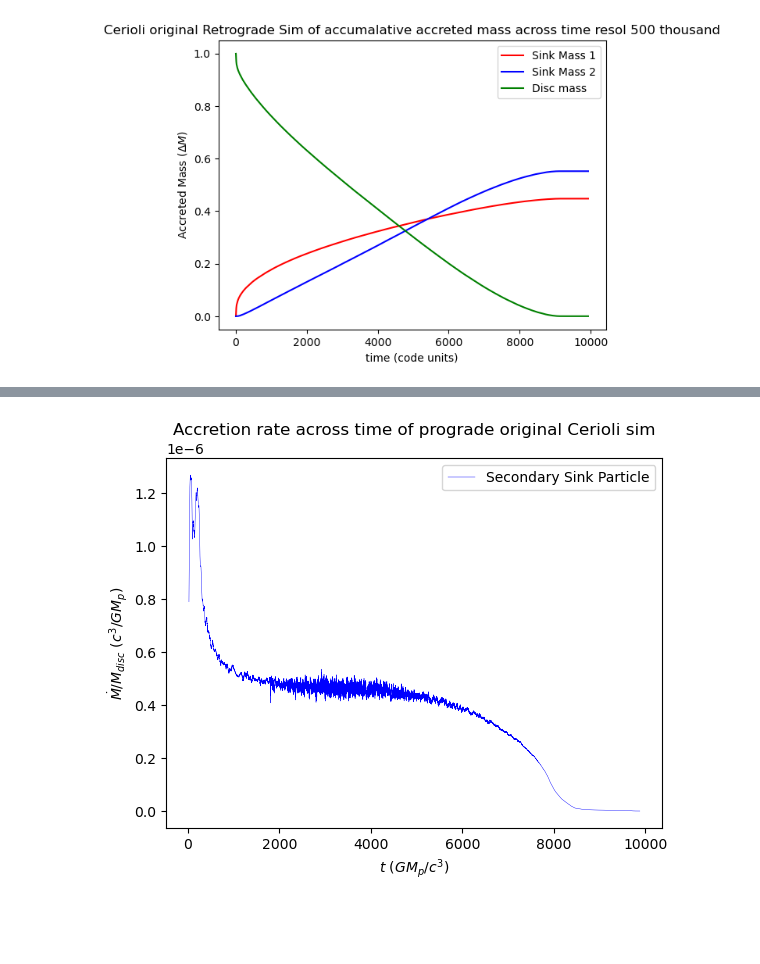
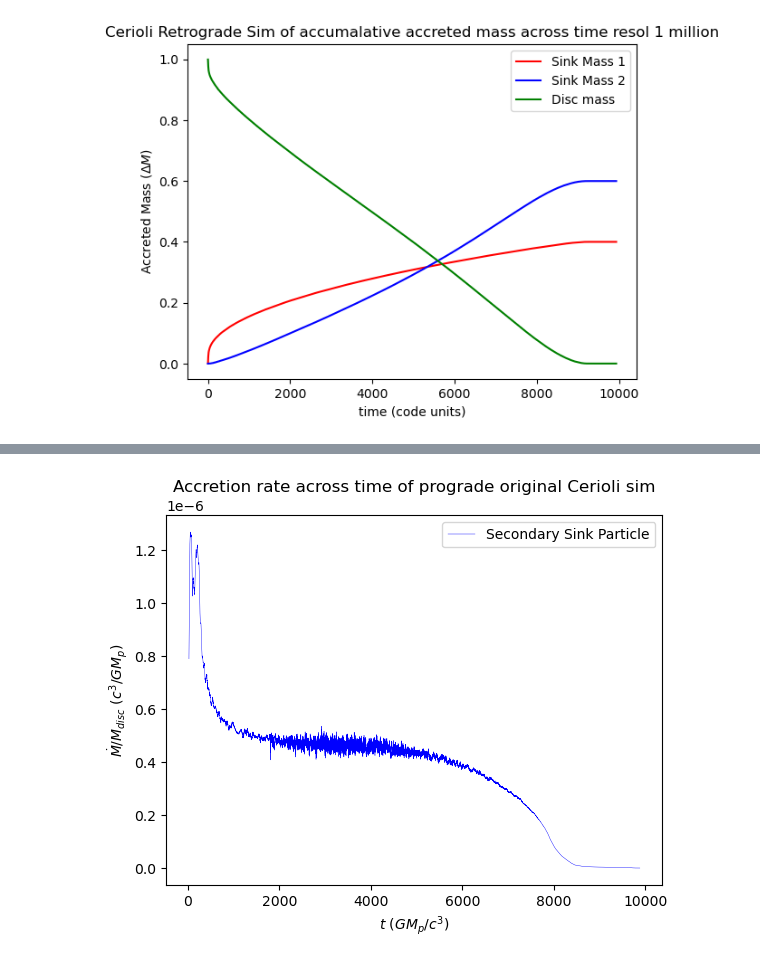
Before and after one commit to tomshilling04/physics_repo, a Jupyter notebook: Accretion_rate.ipynb, the cells around one changed output, grey strips where cells are left out. Drawn from its saved outputs; the diff is of its cells as text; code cells hidden in the pictures; blank space fills up the shorter version.

Commit message:
fix: more number steps considered in plots

```diff
--- a/Accretion_rate.ipynb
+++ b/Accretion_rate.ipynb
@@ -23,22 +23,22 @@ def totalmass(filename,Mdisc):
     return totalm
 # %%
 #don't forget to change titles when changing data and file names.
-file1 = np.loadtxt("C:/Users/tomsh/OneDrive - University of Leeds/year 4/Accretion disc/Semester 2/Week4/Ret_resol500thous/gwdisc01_ret500.ev")
+file1 = np.loadtxt("C:/Users/tomsh/OneDrive - University of Leeds/year 4/Accretion disc/Semester 2/Week4/Ret_resol1mill/gwdisc01_ret1mill.ev")
 mass_acc1 = file1[:,20]
 mass_acc2 = file1[:,21]
-totmass = totalmass("C:/Users/tomsh/OneDrive - University of Leeds/year 4/Accretion disc/Semester 2/Week4/Ret_resol500thous/gwdisc01_ret500.ev",1)
+totmass = totalmass("C:/Users/tomsh/OneDrive - University of Leeds/year 4/Accretion disc/Semester 2/Week4/Ret_resol1mill/gwdisc01_ret1mill.ev",1)
 time1 = file1[:,0]
 plt.plot(time1,mass_acc1, '-', color = 'red', label = 'Sink Mass 1')
 plt.plot(time1,mass_acc2,'-',color = 'blue',label = 'Sink Mass 2')
 plt.plot(time1,totmass,'-', color = 'green',label = 'Disc mass')
 plt.xlabel('time (code units)')
 plt.ylabel('Accreted Mass ($\Delta{M}$)')
-plt.title("Cerioli original Retrograde Sim of accumalative accreted mass across time resol 500 thousand")
+plt.title("Cerioli Retrograde Sim of accumalative accreted mass across time resol 1 million")
 plt.legend()
 #plt.savefig("GW_Accreted_mass_across_time.png")
 plt.show()
 # %% [output]
-[figure, old version]
+[figure, new version]
 # %%
 pd.DataFrame(file1)
 # %% [output]
```
Also changed, not shown: parts of 4 cells of this notebook.
